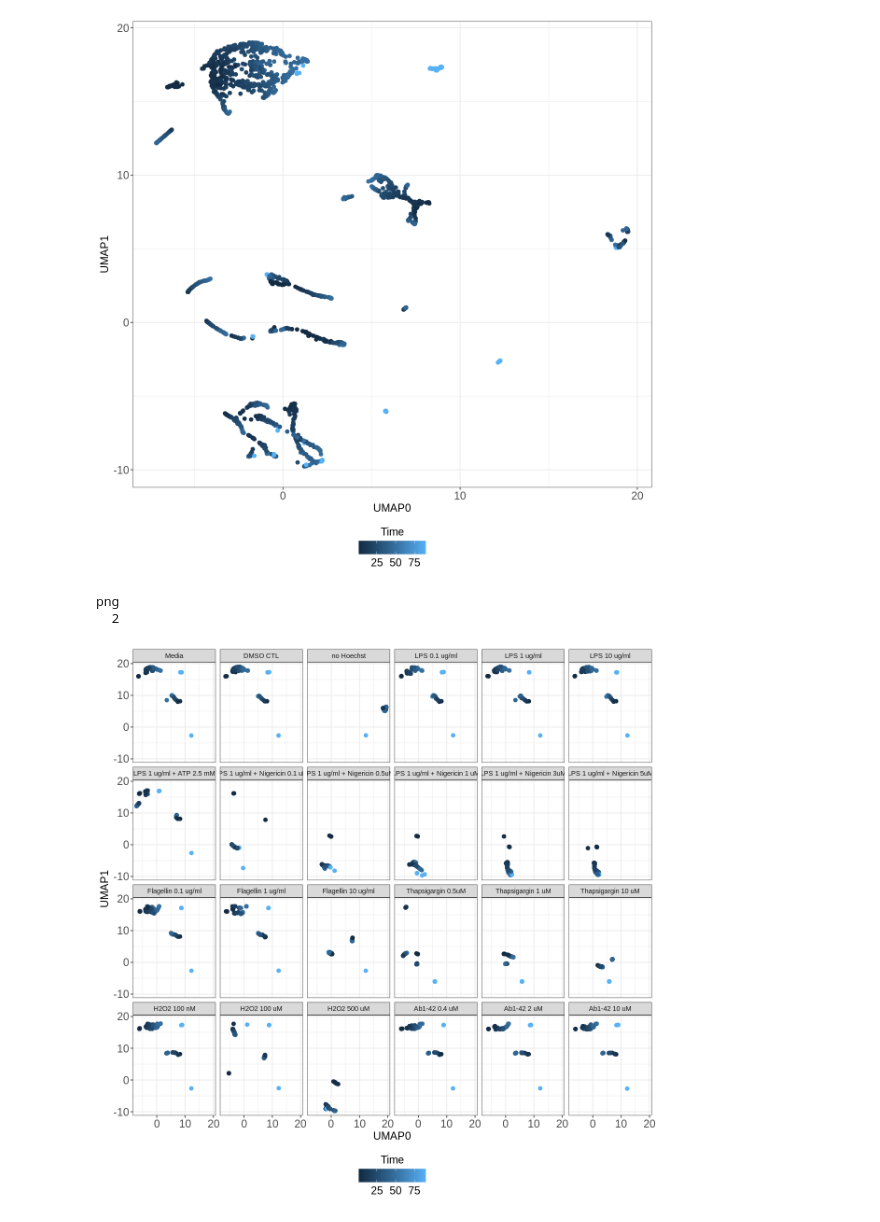
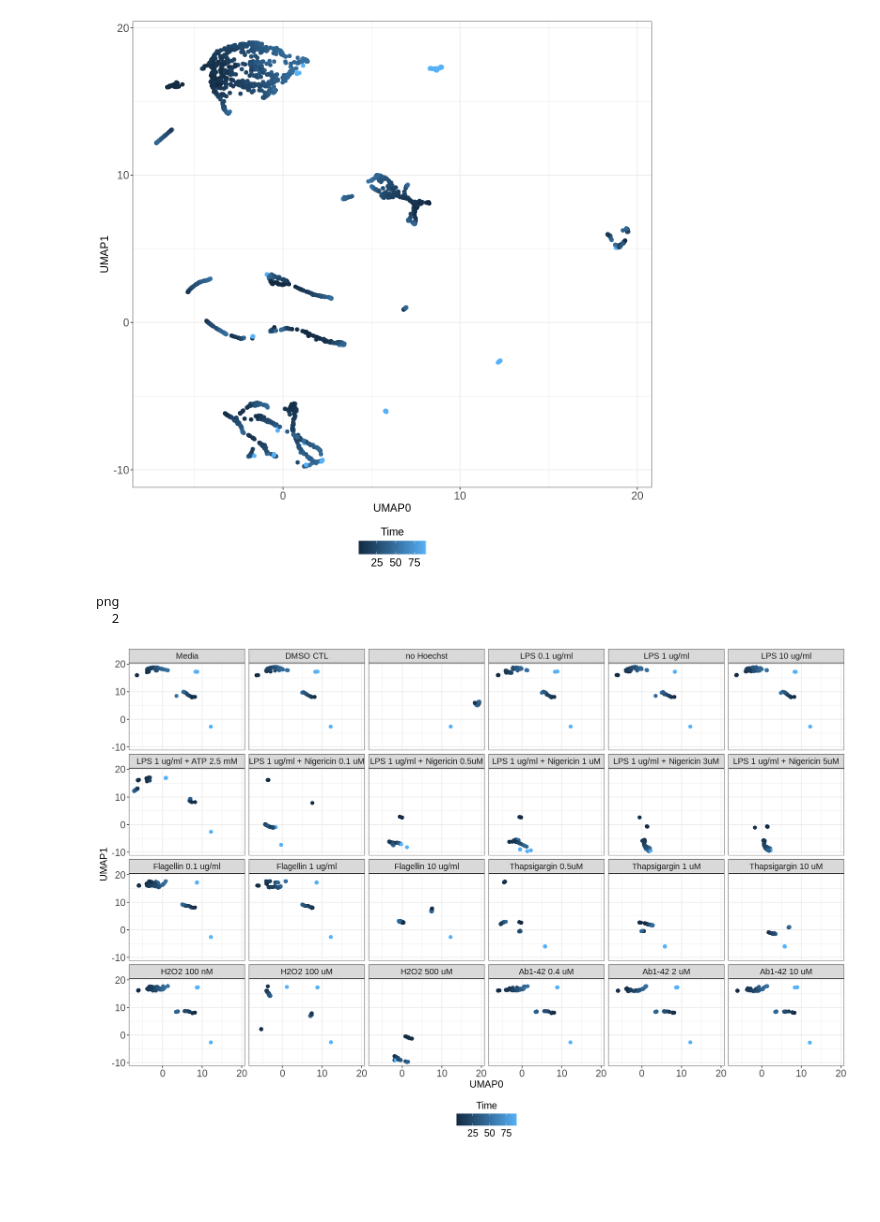
Before and after one commit to MikeLippincott/pyroptosis_live-cell_timelapse, a Jupyter notebook: Wave1_data/5.exploratory_data_analysis/notebooks/6.bulk_analysis.ipynb, the cells around one changed output. Saved outputs shown, nothing was run; the diff lists cells and outputs as text; code cells hidden in the pictures; blank space fills up the shorter version.

```diff
--- a/Wave1_data/5.exploratory_data_analysis/notebooks/6.bulk_analysis.ipynb
+++ b/Wave1_data/5.exploratory_data_analysis/notebooks/6.bulk_analysis.ipynb
@@ -247,36 +248,40 @@ png
   2
 [figure]
 # %%
+width <- 15
+height <- 10
+options(repr.plot.width=width, repr.plot.height=height)
 umap_all_time_plot_facet <- (
     ggplot(umap_data, aes(x=UMAP0, y=UMAP1))
     + geom_point(aes(color=Metadata_timepoint), size=2)
     # move the legend to the bottom
     + guides(
         # make the legend a continuous color scale
         color = guide_colorbar(title = "Time"),
         # move guide title to top
         title.position = "top",
         # change size of dots in legend
         override.aes = list(size = 2)
     )
     + theme_bw()
     + theme(
         axis.text.x = element_text(size=14),
         axis.text.y = element_text(size=14),
         axis.title.x = element_text(size=14),
         axis.title.y = element_text(size=14),
         legend.text = element_text(size=14),
         legend.title = element_text(size=14, hjust=0.5),
         legend.position="bottom",
-        legend.title.position="top"
+        legend.title.position="top",
+        strip.text = element_text(size = 12)
     )
     + facet_wrap(~Metadata_treatment, ncol = 6)
 )
 png(file.path(figure_path,"umap_all_time_plot_facet_bulk.png"), width=width, height=height, units="in", res=600)
 umap_all_time_plot_facet
 dev.off()
 umap_all_time_plot_facet
 # %% [output]
 png
   2
-[figure, old version]
+[figure, new version]
```
Also changed, not shown: parts of 6 cells of this notebook, 21 other files.
